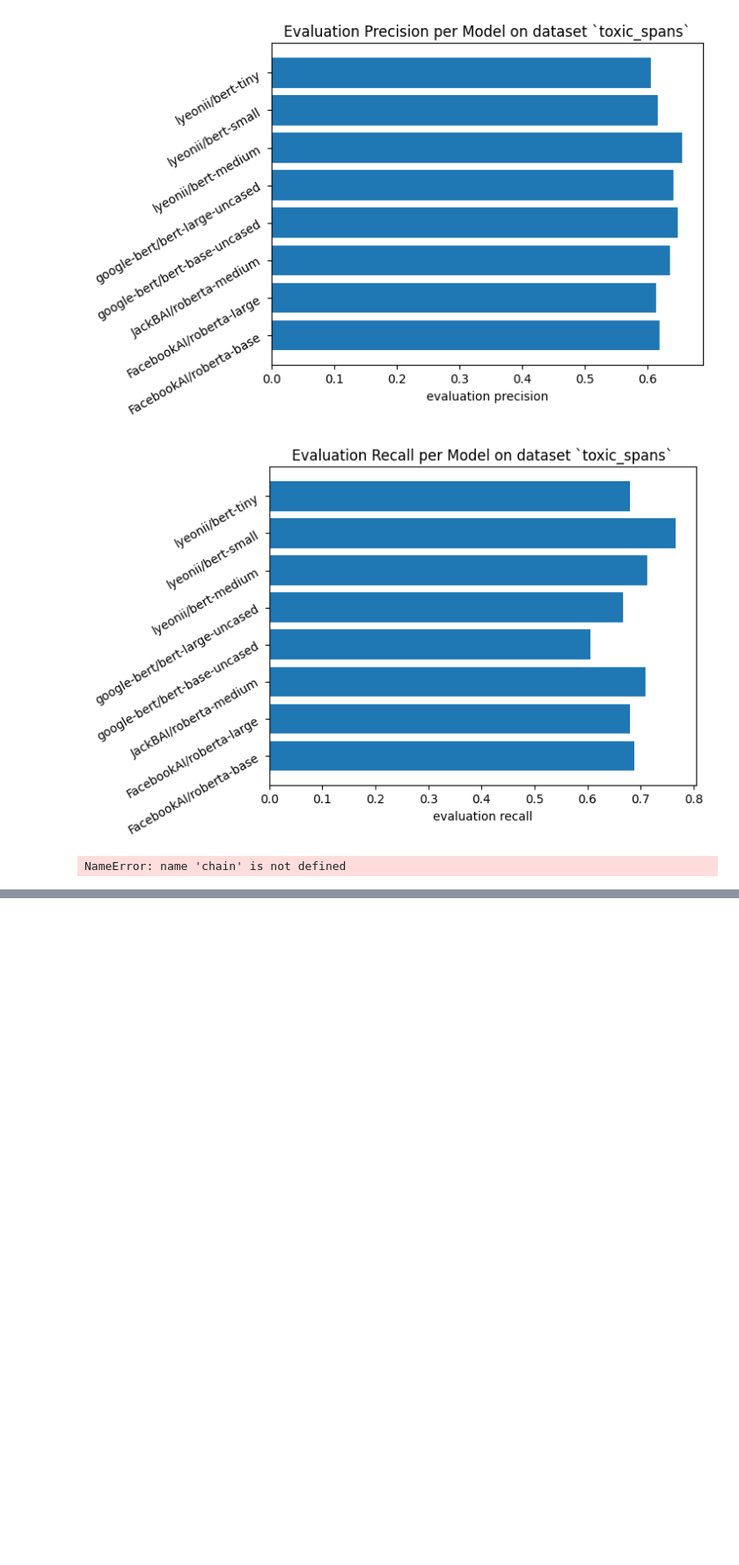
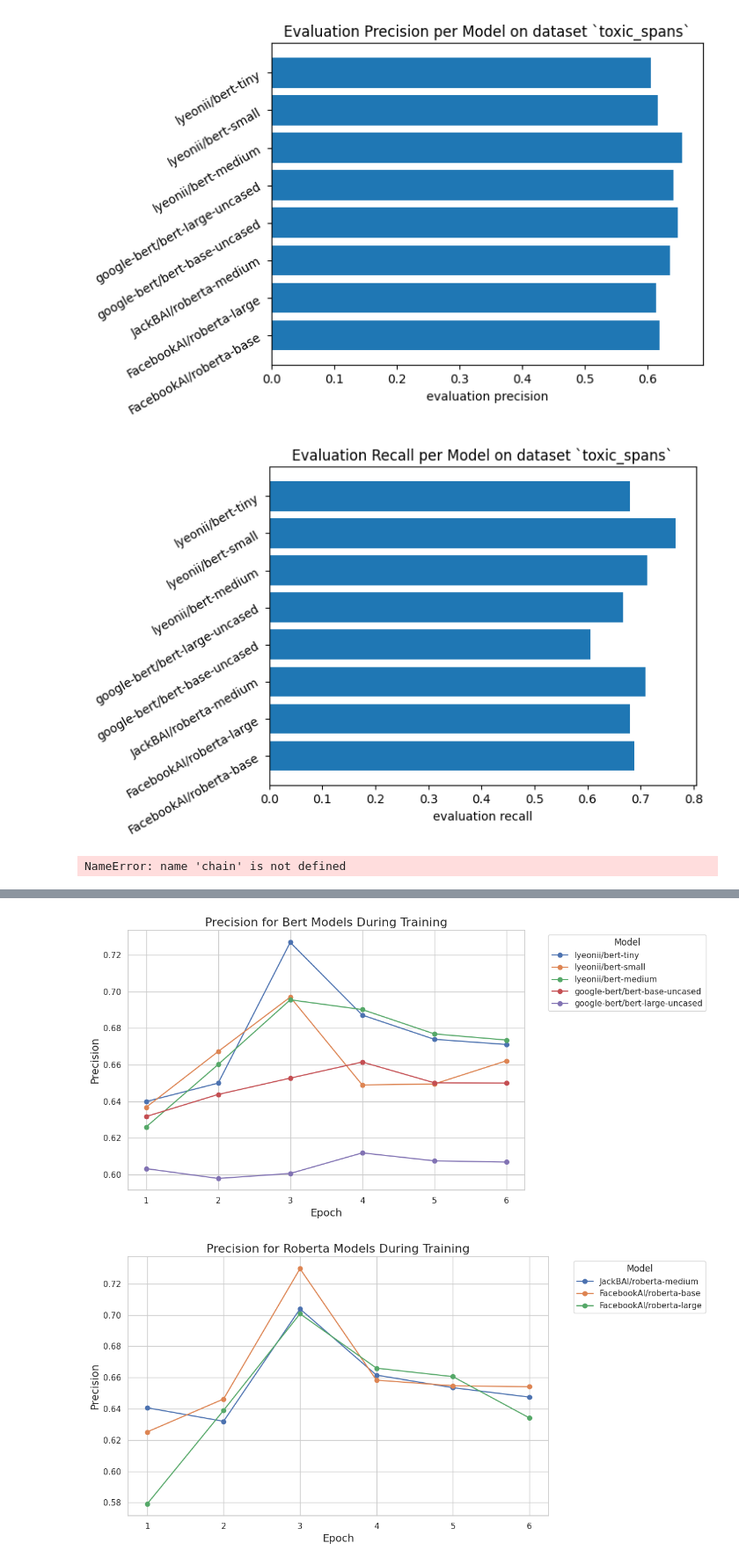
Before and after one commit to metehanberker1/pretrained-encoders-spurious-learning-analysis, a Jupyter notebook: toxic_phrases.ipynb, the cells around one changed output, grey strips where cells are left out. Shown at 88% size. Drawn from its saved outputs; the diff is of its cells as text; code cells hidden in the pictures; blank space fills up the shorter version.

```diff
--- a/toxic_phrases.ipynb
+++ b/toxic_phrases.ipynb
@@ -287,0 +387,77 @@ NameError: name 'chain' is not defined
+# %%
+precision_stats = conn.query("""
+SELECT Epoch, Precision, Model
+FROM training_stats
+""").df()
+precision_stats
+pivoted_precision_stats = conn.query("""
+SELECT
+    Model AS Model,
+    MAX(CASE WHEN Epoch = 1 THEN Precision END) AS Precision_1,
+    MAX(CASE WHEN Epoch = 2 THEN Precision END) AS Precision_2,
+    MAX(CASE WHEN Epoch = 3 THEN Precision END) AS Precision_3,
+    MAX(CASE WHEN Epoch = 4 THEN Precision END) AS Precision_4,
+    MAX(CASE WHEN Epoch = 5 THEN Precision END) AS Precision_5,
+    MAX(CASE WHEN Epoch = 6 THEN Precision END) AS Precision_6
+FROM precision_stats
+GROUP BY Model
+ORDER BY Model;
+""").df()
+
+
+# Set the plot style
+sns.set(style="whitegrid")
+
+# Create a figure and axis
+plt.figure(figsize=(12, 6))
+
+# Loop through each model and plot its precision values
+lines = []
+for model in pivoted_precision_stats['Model']:
+    if model not in MODELS["bert"]:
+        continue
+    model_data = pivoted_precision_stats[pivoted_precision_stats['Model'] == model]
+    line, = plt.plot([1, 2, 3, 4, 5, 6], model_data.iloc[0, 1:], label=model, marker='o')
+    lines.append(line)
+
+# Add labels and title
+plt.xlabel("Epoch", fontsize=14)
+plt.ylabel("Precision", fontsize=14)
+plt.title("Precision for Bert Models During Training", fontsize=16)
+
+# Add a legend
+plt.legend(lines, desired_bert_order, title="Model", bbox_to_anchor=(1.05, 1), loc='upper left')
+
+# Show the plot
+plt.tight_layout()
+plt.show()
+
+# Set the plot style
+sns.set(style="whitegrid")
+
+# Create a figure and axis
+plt.figure(figsize=(12, 6))
+
+# Loop through each model and plot its precision values
+lines = []
+for model in pivoted_precision_stats['Model']:
+    if model not in MODELS["roberta"]:
+        continue
+    model_data = pivoted_precision_stats[pivoted_precision_stats['Model'] == model]
+    line, = plt.plot([1, 2, 3, 4, 5, 6], model_data.iloc[0, 1:], label=model, marker='o')
+    lines.append(line)
+
+# Add labels and title
+plt.xlabel("Epoch", fontsize=14)
+plt.ylabel("Precision", fontsize=14)
+plt.title("Precision for Roberta Models During Training", fontsize=16)
+
+# Add a legend
+plt.legend(lines, desired_roberta_order, title="Model", bbox_to_anchor=(1.05, 1), loc='upper left')
+
+# Show the plot
+plt.tight_layout()
+plt.show()
+# %% [output]
+[figure, added]
+[figure, added]
```
Also changed, not shown: parts of 13 cells of this notebook, 1 other file.
